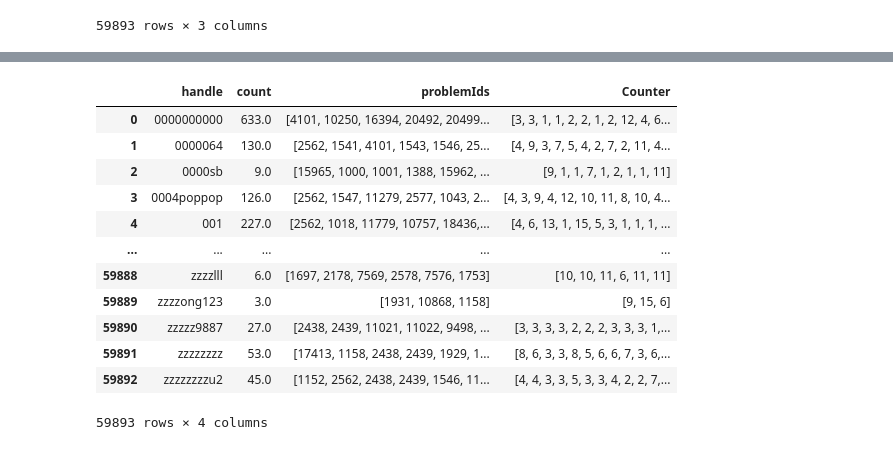
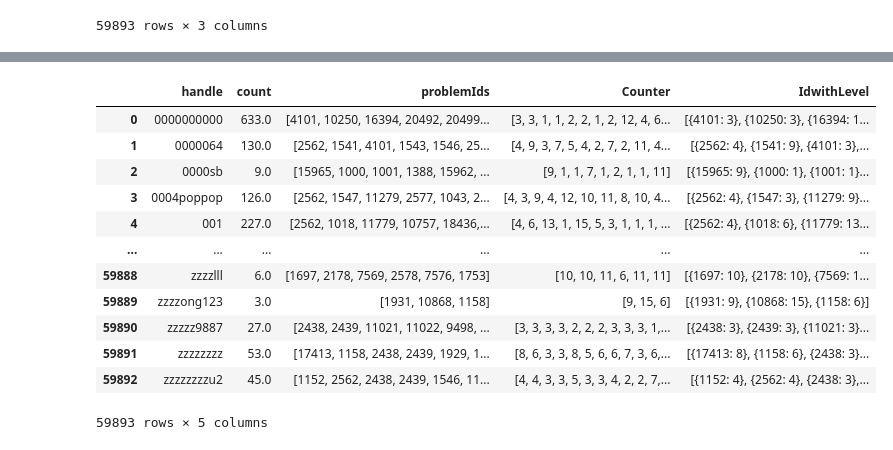
Before and after one commit to Capstone-Algo-Recommendation/ML-recommendation, a Jupyter notebook: data/EDA.ipynb, the cells around one changed output, grey strips where cells are left out. Drawn from its saved outputs; the diff is of its cells as text; code cells hidden in the pictures.

```diff
--- a/data/EDA.ipynb
+++ b/data/EDA.ipynb
@@ -593,22 +577,23 @@ solvedProblem_level
 # %%
 problemMeta_level = problemMeta.set_index('problemId')['level'].to_dict()
 solvedProblem_level['Counter'] = solvedProblem_level['problemIds'].apply(lambda x: [problemMeta_level[problem] for problem in x if problem in problemMeta_level])
-# %%
-solvedProblem_level
-# %% [output]
-|  | handle | count | problemIds | Counter |
-| 0 | 0000000000 | 633.0 | [4101, 10250, 16394, 20492, 20499... | [3, 3, 1, 1, 2, 2, 1, 2, 12, 4, 6... |
-| 1 | 0000064 | 130.0 | [2562, 1541, 4101, 1543, 1546, 25... | [4, 9, 3, 7, 5, 4, 2, 7, 2, 11, 4... |
-| 2 | 0000sb | 9.0 | [15965, 1000, 1001, 1388, 15962, ... | [9, 1, 1, 7, 1, 2, 1, 1, 11] |
-| 3 | 0004poppop | 126.0 | [2562, 1547, 11279, 2577, 1043, 2... | [4, 3, 9, 4, 12, 10, 11, 8, 10, 4... |
-| 4 | 001 | 227.0 | [2562, 1018, 11779, 10757, 18436,... | [4, 6, 13, 1, 15, 5, 3, 1, 1, 1, ... |
-| ... | ... | ... | ... | ... |
-| 59888 | zzzzlll | 6.0 | [1697, 2178, 7569, 2578, 7576, 1753] | [10, 10, 11, 6, 11, 11] |
-| 59889 | zzzzong123 | 3.0 | [1931, 10868, 1158] | [9, 15, 6] |
-| 59890 | zzzzz9887 | 27.0 | [2438, 2439, 11021, 11022, 9498, ... | [3, 3, 3, 3, 2, 2, 2, 3, 3, 3, 1,... |
-| 59891 | zzzzzzzz | 53.0 | [17413, 1158, 2438, 2439, 1929, 1... | [8, 6, 3, 3, 8, 5, 6, 6, 7, 3, 6,... |
-| 59892 | zzzzzzzzu2 | 45.0 | [1152, 2562, 2438, 2439, 1546, 11... | [4, 4, 3, 3, 5, 3, 3, 4, 2, 2, 7,... |
-59893 rows × 4 columns
+# %%
+solvedProblem_level['IdwithLevel'] = solvedProblem_level['problemIds'].apply(lambda x: [{problem:problemMeta_level[problem]} for problem in x if problem in problemMeta_level])
+solvedProblem_level
+# %% [output]
+|  | handle | count | problemIds | Counter | IdwithLevel |
+| 0 | 0000000000 | 633.0 | [4101, 10250, 16394, 20492, 20499... | [3, 3, 1, 1, 2, 2, 1, 2, 12, 4, 6... | [{4101: 3}, {10250: 3}, {16394: 1... |
+| 1 | 0000064 | 130.0 | [2562, 1541, 4101, 1543, 1546, 25... | [4, 9, 3, 7, 5, 4, 2, 7, 2, 11, 4... | [{2562: 4}, {1541: 9}, {4101: 3},... |
+| 2 | 0000sb | 9.0 | [15965, 1000, 1001, 1388, 15962, ... | [9, 1, 1, 7, 1, 2, 1, 1, 11] | [{15965: 9}, {1000: 1}, {1001: 1}... |
+| 3 | 0004poppop | 126.0 | [2562, 1547, 11279, 2577, 1043, 2... | [4, 3, 9, 4, 12, 10, 11, 8, 10, 4... | [{2562: 4}, {1547: 3}, {11279: 9}... |
+| 4 | 001 | 227.0 | [2562, 1018, 11779, 10757, 18436,... | [4, 6, 13, 1, 15, 5, 3, 1, 1, 1, ... | [{2562: 4}, {1018: 6}, {11779: 13... |
+| ... | ... | ... | ... | ... | ... |
+| 59888 | zzzzlll | 6.0 | [1697, 2178, 7569, 2578, 7576, 1753] | [10, 10, 11, 6, 11, 11] | [{1697: 10}, {2178: 10}, {7569: 1... |
+| 59889 | zzzzong123 | 3.0 | [1931, 10868, 1158] | [9, 15, 6] | [{1931: 9}, {10868: 15}, {1158: 6}] |
+| 59890 | zzzzz9887 | 27.0 | [2438, 2439, 11021, 11022, 9498, ... | [3, 3, 3, 3, 2, 2, 2, 3, 3, 3, 1,... | [{2438: 3}, {2439: 3}, {11021: 3}... |
+| 59891 | zzzzzzzz | 53.0 | [17413, 1158, 2438, 2439, 1929, 1... | [8, 6, 3, 3, 8, 5, 6, 6, 7, 3, 6,... | [{17413: 8}, {1158: 6}, {2438: 3}... |
+| 59892 | zzzzzzzzu2 | 45.0 | [1152, 2562, 2438, 2439, 1546, 11... | [4, 4, 3, 3, 5, 3, 3, 4, 2, 2, 7,... | [{1152: 4}, {2562: 4}, {2438: 3},... |
+59893 rows × 5 columns
 # %%
 solvedProblem_level['Counter_object'] = solvedProblem_level['Counter'].apply(lambda x: collections.Counter(x))
 solvedProblem_level
```
Also changed, not shown: parts of 6 cells of this notebook.
